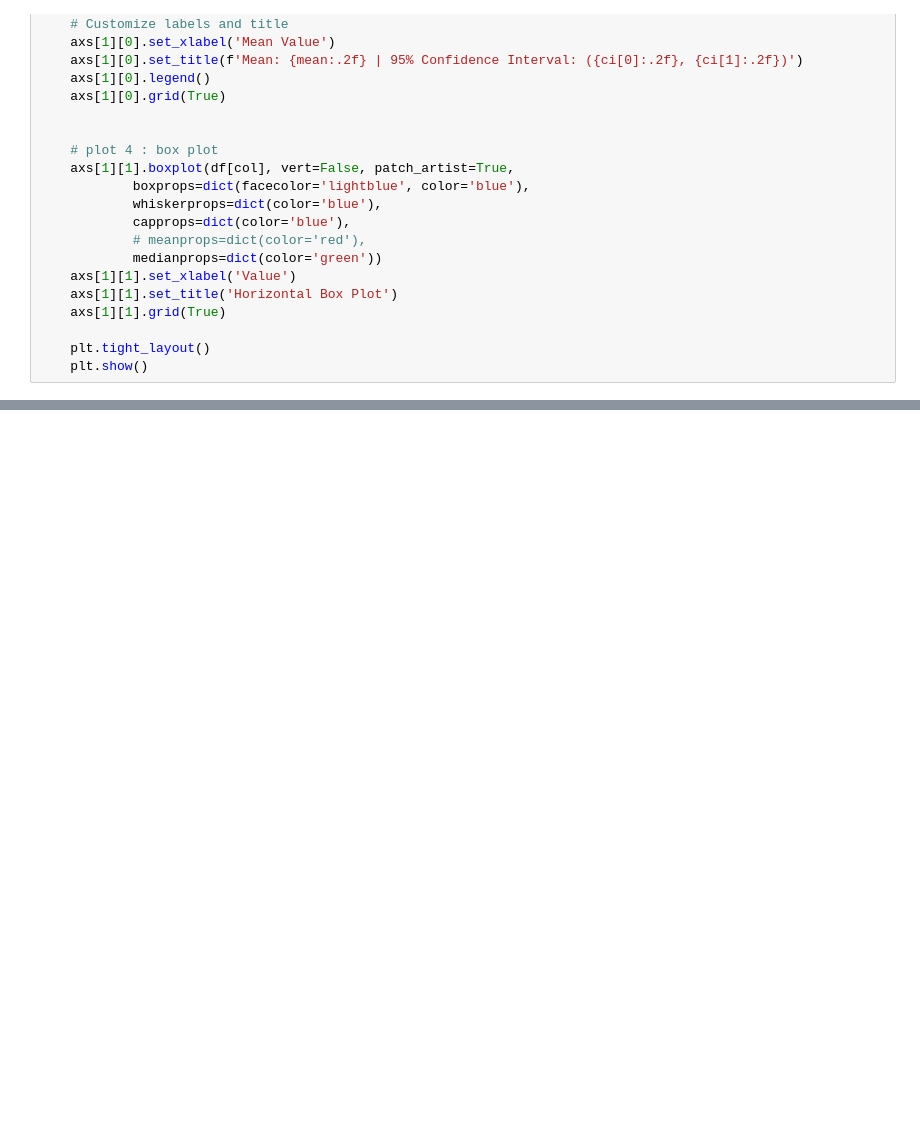
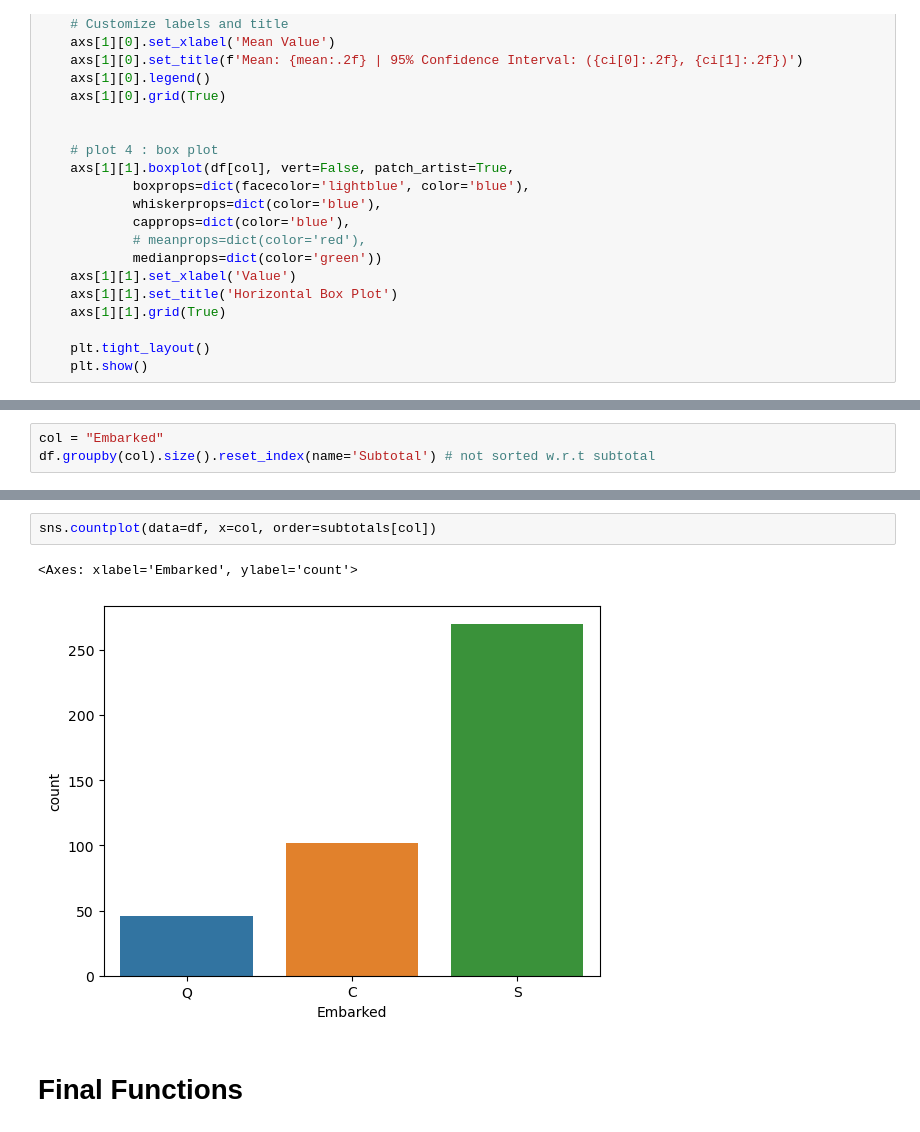
Before and after one commit to Rahul-404/Titanic_Problem_Kaggel, a Jupyter notebook: Problem_Solving_Framework/2_Exploratory_Data_Analysis.ipynb, the cells around one changed output, grey strips where cells are left out. Cells and saved outputs as stored; diff of their text form; blank space fills up the shorter version.

Commit message:
added: univariate analysis summary function

```diff
--- a/Problem_Solving_Framework/2_Exploratory_Data_Analysis.ipynb
+++ b/Problem_Solving_Framework/2_Exploratory_Data_Analysis.ipynb
@@ -266,0 +344,3 @@ plot_numerical_summary(df, "Fare")
+# %%
+col = "Embarked"
+df.groupby(col).size().reset_index(name='Subtotal') # not sorted w.r.t subtotal
@@ -266,0 +385,7 @@ plot_numerical_summary(df, "Fare")
+# %%
+sns.countplot(data=df, x=col, order=subtotals[col])
+# %% [output]
+<Axes: xlabel='Embarked', ylabel='count'>
+[figure, added]
+# %% [markdown]
+# Final Functions
```
Also changed, not shown: parts of 22 cells of this notebook.
